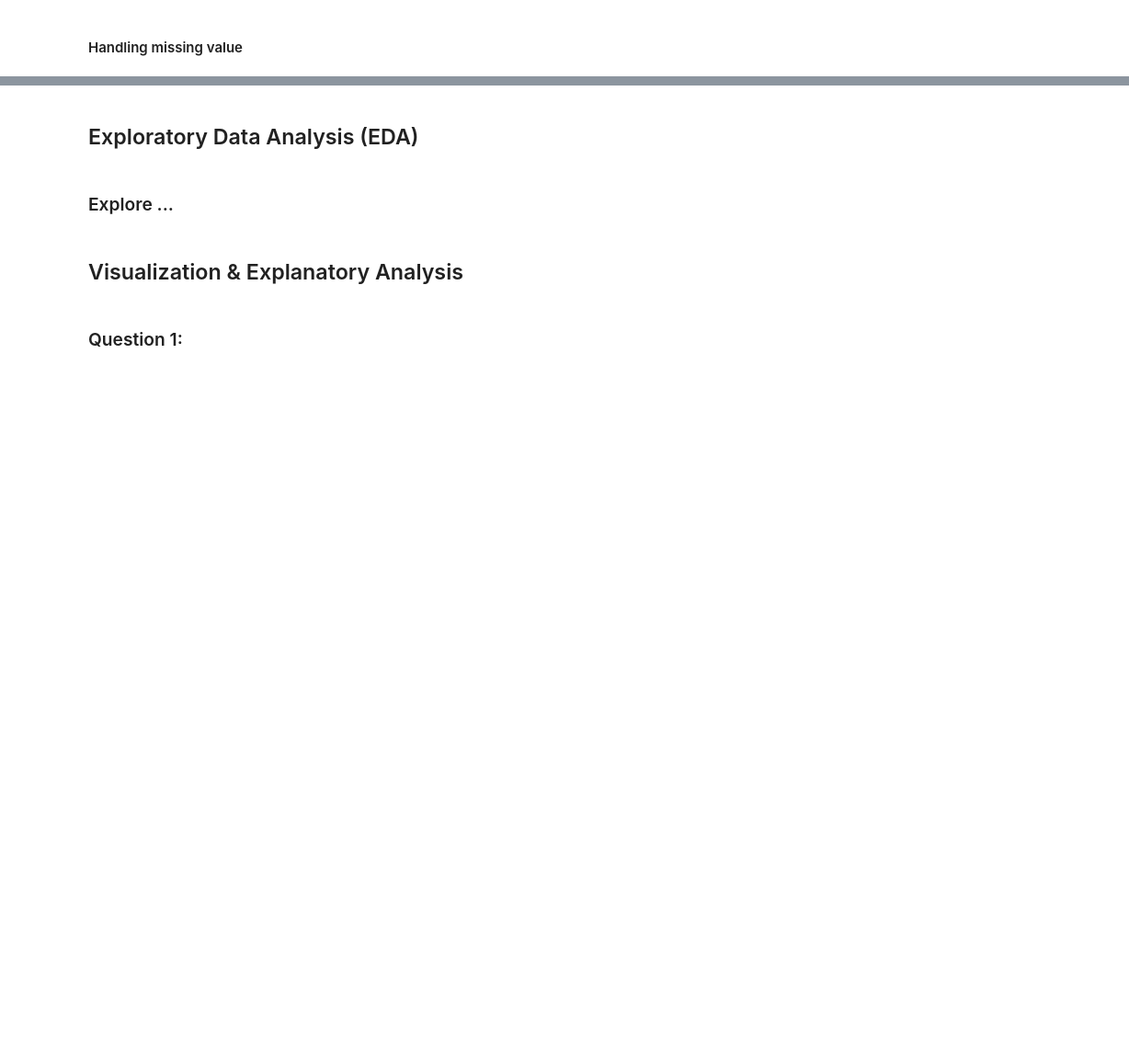
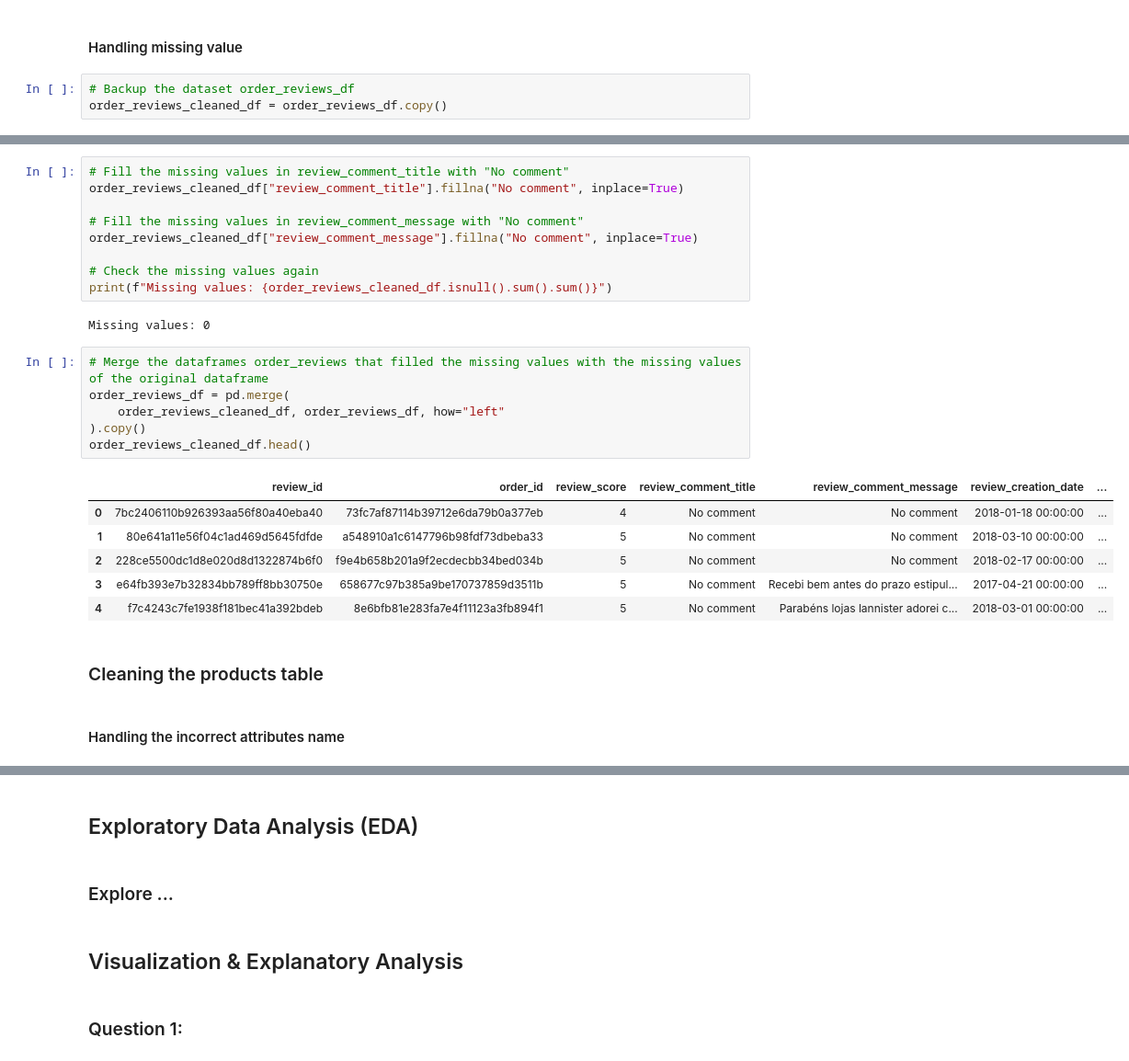
Before and after one commit to stefansphtr/Data-Analytics-Brazilian-Ecommerce, a Jupyter notebook: notebook.ipynb, the cells around one changed output, grey strips where cells are left out. Shown at 92% size. Saved outputs shown, nothing was run; the diff lists cells and outputs as text; blank space fills up the shorter version.

```diff
--- a/notebook.ipynb
+++ b/notebook.ipynb
@@ -798,2 +943,5 @@ Number of records: 99438
 # %% [markdown]
 #### Handling missing value
+# %%
+# Backup the dataset order_reviews_df
+order_reviews_cleaned_df = order_reviews_df.copy()
@@ -799,0 +959,28 @@ Number of records: 99438
+# %%
+# Fill the missing values in review_comment_title with "No comment"
+order_reviews_cleaned_df["review_comment_title"].fillna("No comment", inplace=True)
+
+# Fill the missing values in review_comment_message with "No comment"
+order_reviews_cleaned_df["review_comment_message"].fillna("No comment", inplace=True)
+
+# Check the missing values again
+print(f"Missing values: {order_reviews_cleaned_df.isnull().sum().sum()}")
+# %% [output]
+Missing values: 0
+# %%
+# Merge the dataframes order_reviews that filled the missing values with the missing values of the original dataframe
+order_reviews_df = pd.merge(
+    order_reviews_cleaned_df, order_reviews_df, how="left"
+).copy()
+order_reviews_cleaned_df.head()
+# %% [output]
+|  | review_id | order_id | review_score | review_comment_title | review_comment_message | review_creation_date | ... |
+| 0 | 7bc2406110b926393aa56f80a40eba40 | 73fc7af87114b39712e6da79b0a377eb | 4 | No comment | No comment | 2018-01-18 00:00:00 | ... |
+| 1 | 80e641a11e56f04c1ad469d5645fdfde | a548910a1c6147796b98fdf73dbeba33 | 5 | No comment | No comment | 2018-03-10 00:00:00 | ... |
+| 2 | 228ce5500dc1d8e020d8d1322874b6f0 | f9e4b658b201a9f2ecdecbb34bed034b | 5 | No comment | No comment | 2018-02-17 00:00:00 | ... |
+| 3 | e64fb393e7b32834bb789ff8bb30750e | 658677c97b385a9be170737859d3511b | 5 | No comment | Recebi bem antes do prazo estipul... | 2017-04-21 00:00:00 | ... |
+| 4 | f7c4243c7fe1938f181bec41a392bdeb | 8e6bfb81e283fa7e4f11123a3fb894f1 | 5 | No comment | Parabéns lojas lannister adorei c... | 2018-03-01 00:00:00 | ... |
+# %% [markdown]
+### Cleaning the products table
+# %% [markdown]
+#### Handling the incorrect attributes name
```
Also changed, not shown: parts of 33 cells of this notebook.
